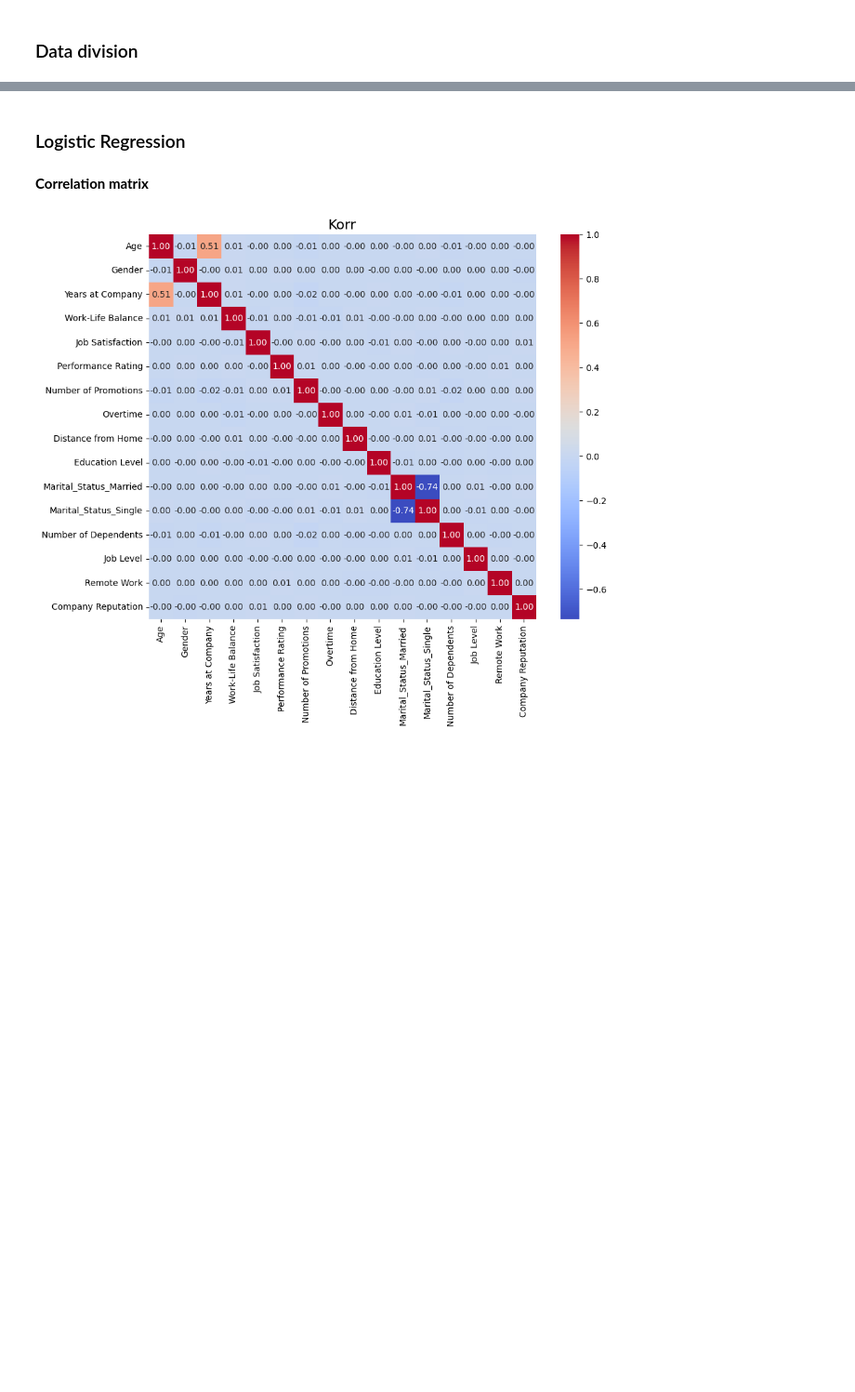
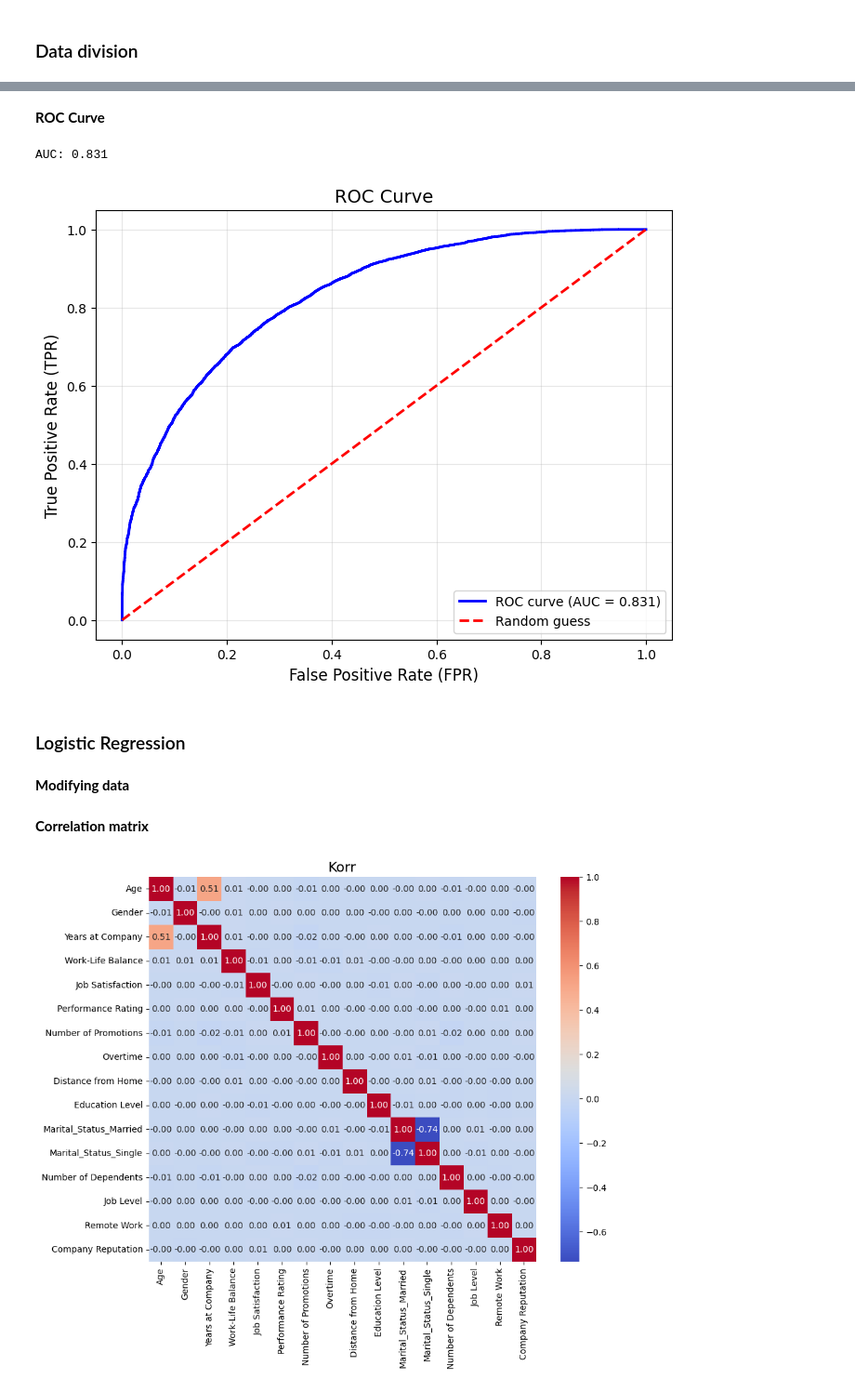
Before and after one commit to Mate0ff/Employee_Attrition_Classification, a Jupyter notebook: projekt.ipynb, the cells around one changed output, grey strips where cells are left out. Shown at 93% size. Saved outputs shown, nothing was run; the diff lists cells and outputs as text; code cells hidden in the pictures; blank space fills up the shorter version.

```diff
--- a/projekt.ipynb
+++ b/projekt.ipynb
@@ -424,6 +439,3 @@ Normalization
-# %%
-scaler = MinMaxScaler()
-data_cleaned[["Age","Years at Company","Distance from Home","Number of Dependents"]] = scaler.fit_transform(data_cleaned[["Age","Years at Company","Distance from Home","Number of Dependents"]])
 # %%
 data_cleaned
 # %% [output]
@@ -460,0 +478,24 @@ X_train, X_test, y_train, y_test = train_test_split(X, y, test_size=0.25, random
+# %%
+rf = RandomForestClassifier()
+
+param_grid = {
+    'n_estimators': [10, 50, 100],
+    'max_depth': [None, 3, 5, 10],
+    'min_samples_split': [500, 1000, 5000],
+    'min_samples_leaf': [250, 500, 2500],
+    'max_features': ['sqrt', 'log2']
+}
+
+custom_scorer = make_scorer(custom_score)
+grid_search = GridSearchCV(estimator=rf, param_grid=param_grid, cv=5, verbose=1, scoring=custom_scorer, n_jobs=-1)
+grid_search.fit(X_train, y_train)
+
+best_model = grid_search.best_estimator_
+y_pred = best_model.predict(X_test)
+
+
+
+print("Best Hyperparameters:", grid_search.best_params_)
+print("Best metrics:", grid_search.best_score_)
+
+rf_accuracy,rf_specificity,rf_recall = show_metrics(y_test,y_pred,True)
@@ -461,2 +511,12 @@ X_train, X_test, y_train, y_test = train_test_split(X, y, test_size=0.25, random
+# %% [markdown]
+**ROC Curve**
+# %%
+y_proba = best_model.predict_proba(X_test)[:, 1]
+roc_plot(y_test,y_proba)
+# %% [output]
+AUC: 0.831
+[figure, added]
 # %% [markdown]
 ### Logistic Regression
+# %% [markdown]
+**Modifying data**
```
Also changed, not shown: parts of 28 cells of this notebook.
